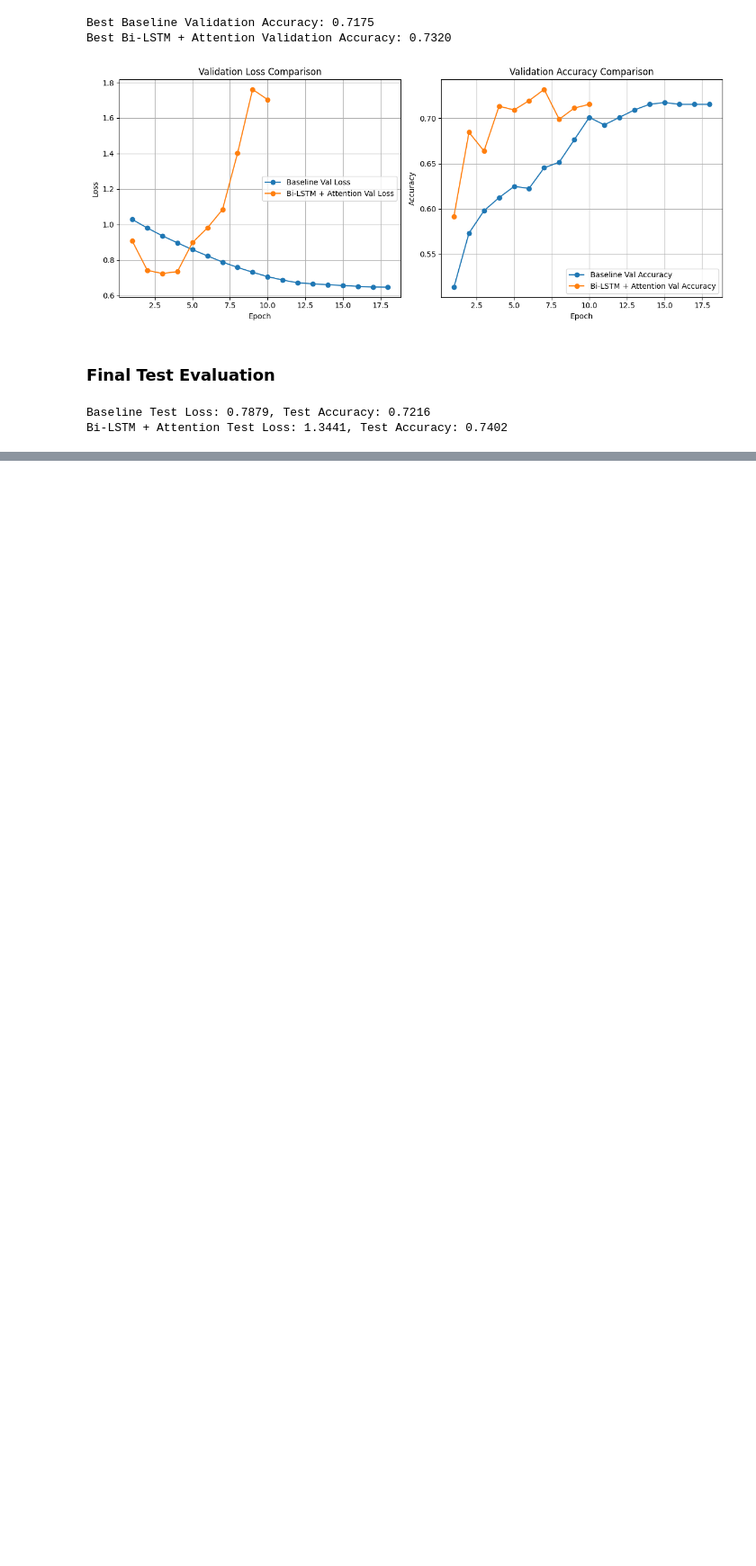
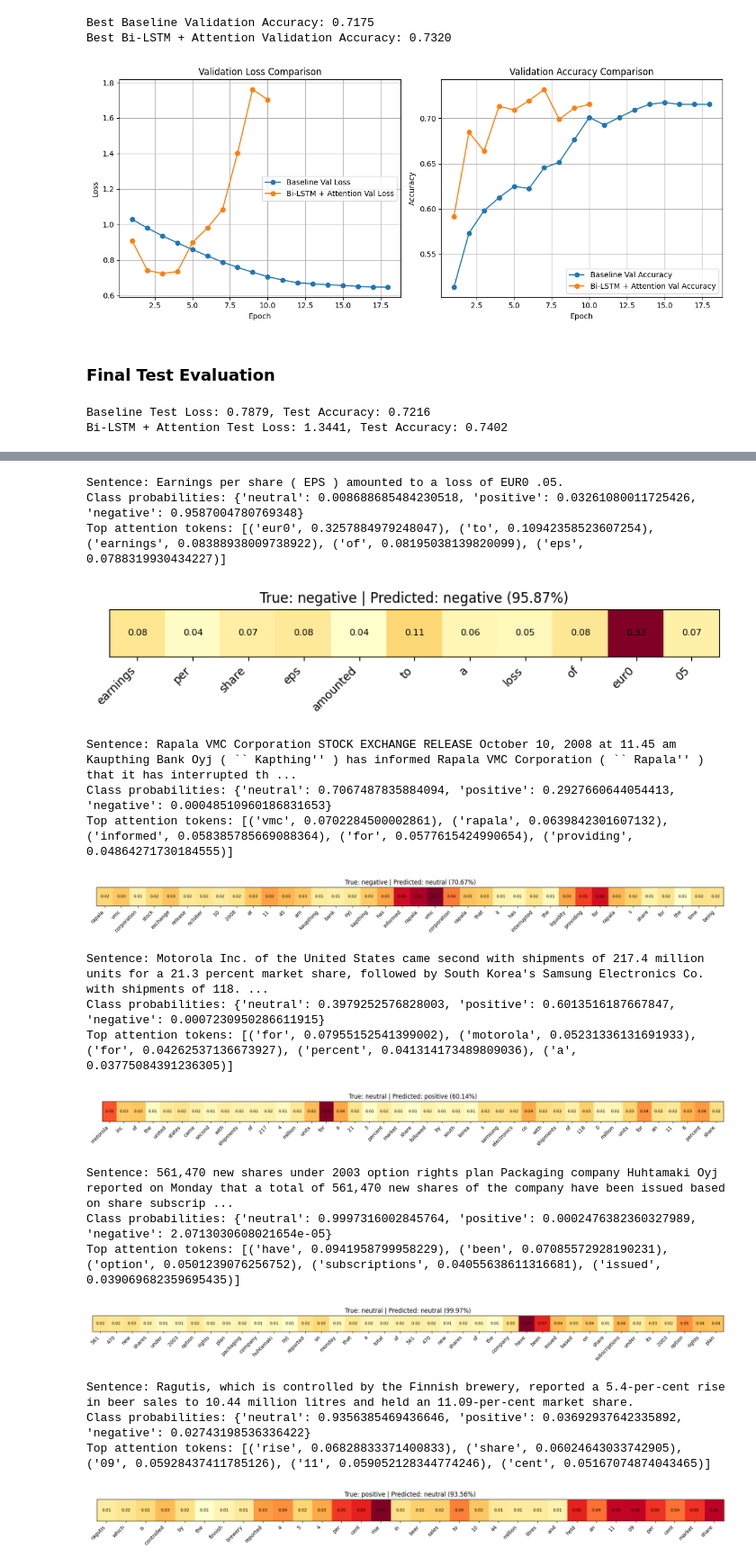
Before and after one commit to Aman-AI-Guy/Financial-News-Sentiment-Analysis, a Jupyter notebook: financial_news_sentiment_CLEANED.ipynb, the cells around one changed output, grey strips where cells are left out. Shown at 90% size. Drawn from its saved outputs; the diff is of its cells as text; code cells hidden in the pictures; blank space fills up the shorter version.

Commit message:
Add XAI attention showcase and finalize report structure

```diff
--- a/financial_news_sentiment_CLEANED.ipynb
+++ b/financial_news_sentiment_CLEANED.ipynb
@@ -802,0 +881,65 @@ The cleaned notebook is organized to support rerunning the full experiment from
+# %%
+def plot_attention_heatmap(explanation, true_label=None):
+    """Display token-level attention as a compact heatmap."""
+    tokens = explanation["tokens"]
+    weights = explanation["attention_weights"]
+
+    fig_width = max(8, min(18, len(tokens) * 0.55))
+    fig, ax = plt.subplots(figsize=(fig_width, 1.8))
+    ax.imshow([weights], cmap="YlOrRd", aspect="auto")
+
+    ax.set_xticks(range(len(tokens)))
+    ax.set_xticklabels(tokens, rotation=45, ha="right")
+    ax.set_yticks([])
+
+    true_label_text = f"True: {true_label} | " if true_label is not None else ""
+    ax.set_title(
+        f"{true_label_text}Predicted: {explanation['predicted_label']} "
+        f"({explanation['confidence']:.2%})"
+    )
+
+    for token_idx, weight in enumerate(weights):
+        ax.text(token_idx, 0, f"{weight:.2f}", ha="center", va="center", fontsize=8)
+
+    plt.tight_layout()
+    plt.show()
+
+
+xai_explanations = []
+
+for _, row in xai_examples.iterrows():
+    explanation = explain_sentence_attention(row["sentence"], attn_model, vocab, device)
+    explanation["sentence"] = row["sentence"]
+    explanation["true_label"] = row["label_name"]
+    xai_explanations.append(explanation)
+
+    print("Sentence:", row["sentence"])
+    print("Class probabilities:", explanation["probabilities"])
+    top_tokens = sorted(
+        zip(explanation["tokens"], explanation["attention_weights"]),
+        key=lambda item: item[1],
+        reverse=True,
+    )[:5]
+    print("Top attention tokens:", top_tokens)
+    plot_attention_heatmap(explanation, true_label=row["label_name"])
+# %% [output]
+Sentence: Earnings per share ( EPS ) amounted to a loss of EUR0 .05.
+Class probabilities: {'neutral': 0.008688685484230518, 'positive': 0.03261080011725426, 'negative': 0.9587004780769348}
+Top attention tokens: [('eur0', 0.3257884979248047), ('to', 0.10942358523607254), ('earnings', 0.08388938009738922), ('of', 0.08195038139820099), ('eps', 0.0788319930434227)]
+[figure, added]
+Sentence: Rapala VMC Corporation STOCK EXCHANGE RELEASE October 10, 2008 at 11.45 am Kaupthing Bank Oyj ( `` Kapthing'' ) has informed Rapala VMC Corporation ( `` Rapala'' ) that it has interrupted th ...
+Class probabilities: {'neutral': 0.7067487835884094, 'positive': 0.2927660644054413, 'negative': 0.00048510960186831653}
+Top attention tokens: [('vmc', 0.0702284500002861), ('rapala', 0.0639842301607132), ('informed', 0.058385785669088364), ('for', 0.0577615424990654), ('providing', 0.04864271730184555)]
+[figure, added]
+Sentence: Motorola Inc. of the United States came second with shipments of 217.4 million units for a 21.3 percent market share, followed by South Korea's Samsung Electronics Co. with shipments of 118. ...
+Class probabilities: {'neutral': 0.3979252576828003, 'positive': 0.6013516187667847, 'negative': 0.0007230950286611915}
+Top attention tokens: [('for', 0.07955152541399002), ('motorola', 0.05231336131691933), ('for', 0.04262537136673927), ('percent', 0.041314173489809036), ('a', 0.03775084391236305)]
+[figure, added]
+Sentence: 561,470 new shares under 2003 option rights plan Packaging company Huhtamaki Oyj reported on Monday that a total of 561,470 new shares of the company have been issued based on share subscrip ...
+Class probabilities: {'neutral': 0.9997316002845764, 'positive': 0.0002476382360327989, 'negative': 2.0713030608021654e-05}
+Top attention tokens: [('have', 0.0941958799958229), ('been', 0.07085572928190231), ('option', 0.0501239076256752), ('subscriptions', 0.04055638611316681), ('issued', 0.039069682359695435)]
+[figure, added]
+Sentence: Ragutis, which is controlled by the Finnish brewery, reported a 5.4-per-cent rise in beer sales to 10.44 million litres and held an 11.09-per-cent market share.
+Class probabilities: {'neutral': 0.9356385469436646, 'positive': 0.03692937642335892, 'negative': 0.02743198536336422}
+Top attention tokens: [('rise', 0.06828833371400833), ('share', 0.06024643033742905), ('09', 0.05928437411785126), ('11', 0.059052128344774246), ('cent', 0.05167074874043465)]
+[figure, added]
```
Also changed, not shown: parts of 21 cells of this notebook.
